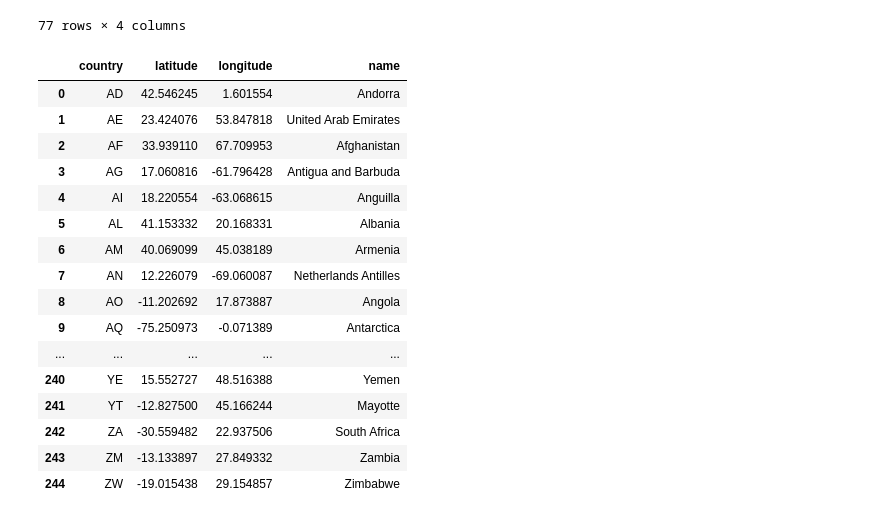
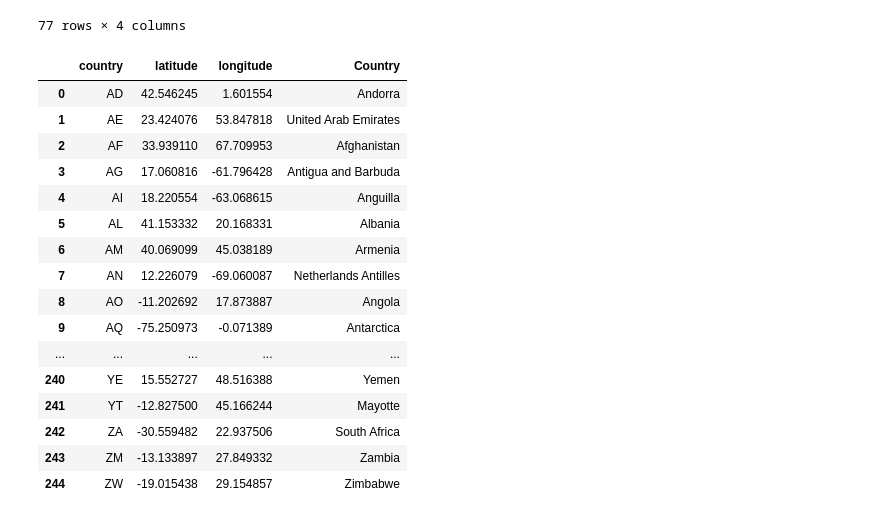
Before and after one commit to jasienlt/3179, a Jupyter notebook: data/for viz 2/Data refining.ipynb, the cells around one changed output. Saved outputs shown, nothing was run; the diff lists cells and outputs as text; code cells hidden in the pictures.

```diff
--- a/data/for viz 2/Data refining.ipynb
+++ b/data/for viz 2/Data refining.ipynb
@@ -86,25 +86,3 @@ result_1.rename({'country': 'Country',
 
 result_1.head(77)
 result_1.to_csv('comparison.csv',na_rep=0)
-# %%
-comparison=pd.read_csv('comparison.csv')
-lng = pd.read_csv('countries.csv')
-lng
-# %% [output]
-|  | country | latitude | longitude | name |
-| 0 | AD | 42.546245 | 1.601554 | Andorra |
-| 1 | AE | 23.424076 | 53.847818 | United Arab Emirates |
-| 2 | AF | 33.939110 | 67.709953 | Afghanistan |
-| 3 | AG | 17.060816 | -61.796428 | Antigua and Barbuda |
-| 4 | AI | 18.220554 | -63.068615 | Anguilla |
-| 5 | AL | 41.153332 | 20.168331 | Albania |
-| 6 | AM | 40.069099 | 45.038189 | Armenia |
-| 7 | AN | 12.226079 | -69.060087 | Netherlands Antilles |
-| 8 | AO | -11.202692 | 17.873887 | Angola |
-| 9 | AQ | -75.250973 | -0.071389 | Antarctica |
-| ... | ... | ... | ... | ... |
-| 240 | YE | 15.552727 | 48.516388 | Yemen |
-| 241 | YT | -12.827500 | 45.166244 | Mayotte |
-| 242 | ZA | -30.559482 | 22.937506 | South Africa |
-| 243 | ZM | -13.133897 | 27.849332 | Zambia |
-| 244 | ZW | -19.015438 | 29.154857 | Zimbabwe |
@@ -112,0 +89,23 @@ result_2 = pd.merge(comparison,lng[['latitude','longitude']],how="left"
+# %%
+comparison=pd.read_csv('comparison.csv')
+lng = pd.read_csv('countries.csv')
+lng.rename({'name': 'Country'},axis=1, inplace=True)
+lng
+# %% [output]
+|  | country | latitude | longitude | Country |
+| 0 | AD | 42.546245 | 1.601554 | Andorra |
+| 1 | AE | 23.424076 | 53.847818 | United Arab Emirates |
+| 2 | AF | 33.939110 | 67.709953 | Afghanistan |
+| 3 | AG | 17.060816 | -61.796428 | Antigua and Barbuda |
+| 4 | AI | 18.220554 | -63.068615 | Anguilla |
+| 5 | AL | 41.153332 | 20.168331 | Albania |
+| 6 | AM | 40.069099 | 45.038189 | Armenia |
+| 7 | AN | 12.226079 | -69.060087 | Netherlands Antilles |
+| 8 | AO | -11.202692 | 17.873887 | Angola |
+| 9 | AQ | -75.250973 | -0.071389 | Antarctica |
+| ... | ... | ... | ... | ... |
+| 240 | YE | 15.552727 | 48.516388 | Yemen |
+| 241 | YT | -12.827500 | 45.166244 | Mayotte |
+| 242 | ZA | -30.559482 | 22.937506 | South Africa |
+| 243 | ZM | -13.133897 | 27.849332 | Zambia |
+| 244 | ZW | -19.015438 | 29.154857 | Zimbabwe |
```
Also changed, not shown: parts of 3 cells of this notebook, 1 other file.
